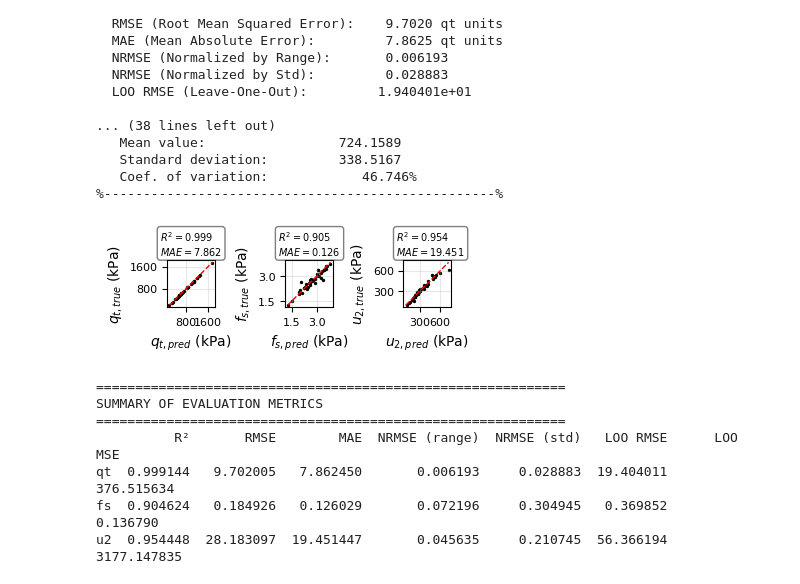
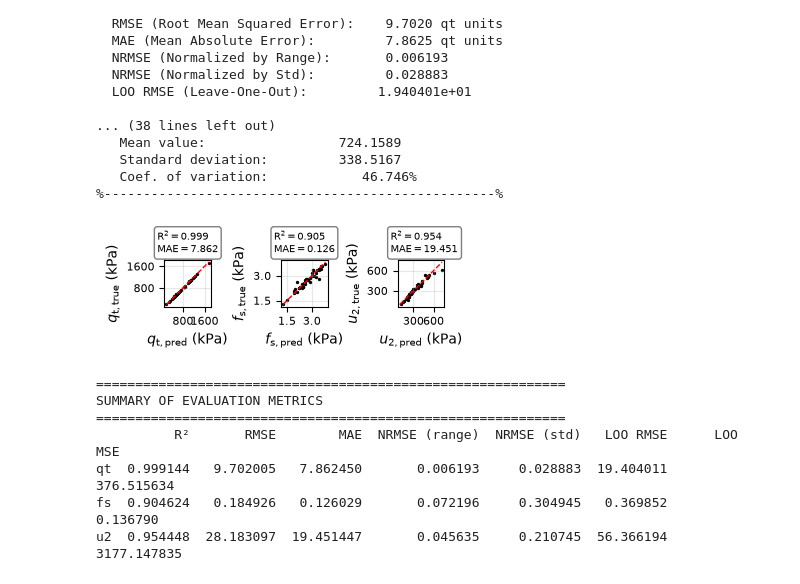
Before and after one commit to harifel/cpt-pce-surrogate, a Jupyter notebook: src/1000_forward_model_PCE.ipynb, the cells around one changed output. Cells and saved outputs as stored; diff of their text form; code cells hidden in the pictures.

```diff
--- a/src/1000_forward_model_PCE.ipynb
+++ b/src/1000_forward_model_PCE.ipynb
@@ -61,0 +57,5 @@ ed, out, var_names, param_ranges = PCE_database_total(sheet_name='map')
+# %%
+input_sheet = ["verysoft", "soft", "medium", "stiff", "map"]
+input_sheet = input_sheet[0]  # Select the first sheet for processing
+
+ed, out, var_names, param_ranges = PCE_database_total(sheet_name=input_sheet, cr_cscc=True)
@@ -93,12 +95,12 @@ Output ranges from data:
   u2: [99.429551, 726.794087]
 # %%
 latex_names = {
-"z" : "z (m)",
-"unit_weight": "$\gamma_{sat}$ (kN/m$^3$)",
-"friction_angle": "$\\varphi'~(°)$",
-"orc": "OCR (-)",
-"cr": "$CR$ (-)",
-"cs_cc": "$C_S/C_C$ (-)",
+    "z": "z (m)",
+    "unit_weight": r"$\gamma_{\mathrm{sat}}$ (kN/m$^3$)",
+    "friction_angle": r"$\varphi'~(°)$",
+    "orc": "OCR (-)",
+    "cr": r"$\mathrm{CR}$ (-)",
+    "cs_cc": r"$C_{\mathrm{S}}/C_{\mathrm{C}}$ (-)",
 }
 # %%
 # Select 8 variables: 6 inputs + 2 outputs (example: qt, fs)
@@ -602,6 +604,9 @@ QT:
 %--------------------------------------------------%
 # %%
 from matplotlib.ticker import MaxNLocator
+
+plt.rcParams['pdf.fonttype'] = 42
+
 n_out = len(output_var_names)
 
 fig, axes = plt.subplots(1, n_out, figsize=(9*cm, 3.2*cm))
@@ -617,16 +622,16 @@ output_labels = {
 
 output_labels1 = {
     "depth": "depth (m)",
-    "qt": "$q_{t,pred}$ (kPa)",
-    "fs": "$f_{s,pred}$ (kPa)",
-    "u2": "$u_{2,pred}$ (kPa)",
+    "qt": r"$q_{\mathrm{t, pred}}$ (kPa)",
+    "fs": r"$f_{\mathrm{s, pred}}$ (kPa)",
+    "u2": r"$u_{\mathrm{2, pred}}$ (kPa)",
 }
 
 output_labels2 = {
     "depth": "depth (m)",
-    "qt": "$q_{t,true}$ (kPa)",
-    "fs": "$f_{s,true}$ (kPa)",
-    "u2": "$u_{2,true}$ (kPa)",
+    "qt": r"$q_{\mathrm{t, true}}$ (kPa)",
+    "fs": r"$f_{\mathrm{s, true}}$ (kPa)",
+    "u2": r"$u_{\mathrm{2, true}}$ (kPa)",
 }
 
 for idx, out_name in enumerate(output_var_names):
@@ -639,58 +644,50 @@ for idx, out_name in enumerate(output_var_names):
     ss_tot = np.sum((actual - np.mean(actual)) ** 2)
     r2 = 1 - (ss_res / ss_tot) if ss_tot > 1e-12 else 0.0
 
-    # Calculate RMSE
     # MAE instead of RMSE
     mae = np.mean(np.abs(actual - predicted))
 
     # Scatter plot
-    ax.scatter(actual, predicted, s=2, color='k')
+    ax.scatter(actual, predicted, s=2, color='k', rasterized=True)
 
     # 1:1 line (perfect prediction)
     min_val = min(np.min(actual), np.min(predicted))
     max_val = max(np.max(actual), np.max(predicted))
     ax.plot([min_val, max_val], [min_val, max_val], 'r--', lw=1, label='1:1 line')
 
-    # --- ADDED: Error Text Box ---
-    stats_text = f"$R^2 = {r2:.3f}$\n$MAE = {mae:.3f}$"
-    # Place text in the top-left (0.05, 0.95) using axes coordinates
+    # --- Error Text Box ---
+    stats_text = f"$\\mathrm{{R}}^\\mathrm{{2}} = {r2:.3f}$\n$\\mathrm{{MAE}} = {mae:.3f}$"
     ax.text(-0.15, 1.65, stats_text, transform=ax.transAxes,
             verticalalignment='top', horizontalalignment='left',
             fontsize=7, bbox=dict(boxstyle='round', facecolor='white', alpha=0.5))
     # -----------------------------
 
-    # Labels and title
+    # Labels
     lbl1 = output_labels1.get(out_name, out_name)
     lbl2 = output_labels2.get(out_name, out_name)
     ax.set_xlabel(f'{lbl1}')
     ax.set_ylabel(f'{lbl2}')
     ax.grid(True, alpha=0.3)
 
     # Make axes equal for better visualization
     ax.set_aspect('equal', adjustable='box')
 
     # Force exactly 3 ticks
     ax.xaxis.set_major_locator(MaxNLocator(nbins=1))
     ax.yaxis.set_major_locator(MaxNLocator(nbins=1))
 
     ax.tick_params(axis='both', labelsize=8)
 
-    # ax.set_xlim(xmin=0)
-    # ax.set_ylim(ymin=0)
-
-    # plt.tight_layout()
-
-    plt.subplots_adjust(left=0.15, bottom=0.08, right=0.95, top=1, wspace=1.5, hspace=0.0)
-    plt.savefig(PLOTS_DIR / "actual_vs_predicted_pce_depth_based.jpeg", dpi=1000)
+    plt.subplots_adjust(left=0.16, bottom=0.08, right=0.95, top=1, wspace=1.5, hspace=0.0)
 
     # Save all three formats from the same figure
     base = PLOTS_DIR / "actual_vs_predicted_pce_depth_based"
 
-    plt.savefig(f"{base}.pdf", dpi=1000, bbox_inches='tight', pad_inches=0.02)
-    plt.savefig(f"{base}.tiff", dpi=1000, bbox_inches='tight', pad_inches=0.02)
-    plt.savefig(f"{base}.jpg", dpi=1000, bbox_inches='tight', pad_inches=0.02)
+    plt.savefig(f"{base}.pdf", dpi=1000)
+    plt.savefig(f"{base}.tiff", dpi=1000)
+    plt.savefig(f"{base}.jpg", dpi=1000)
 # %% [output]
-[figure, old version]
+[figure, new version]
 # %%
 metrics_df = pd.DataFrame(evaluation_results).T
 print("\n" + "=" * 60)
```
Also changed, not shown: parts of 19 cells of this notebook, 40 other files.
